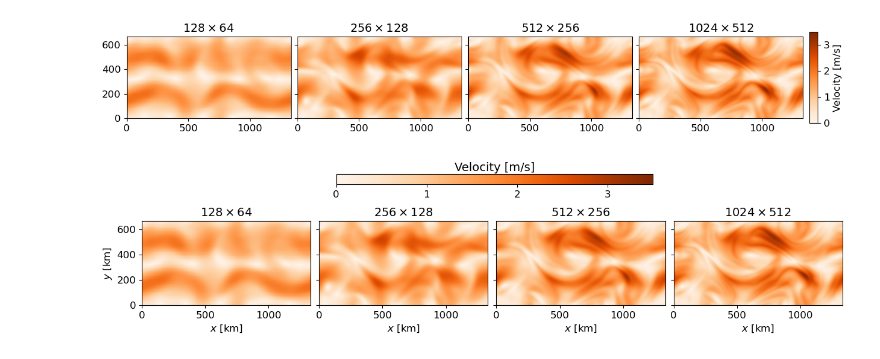
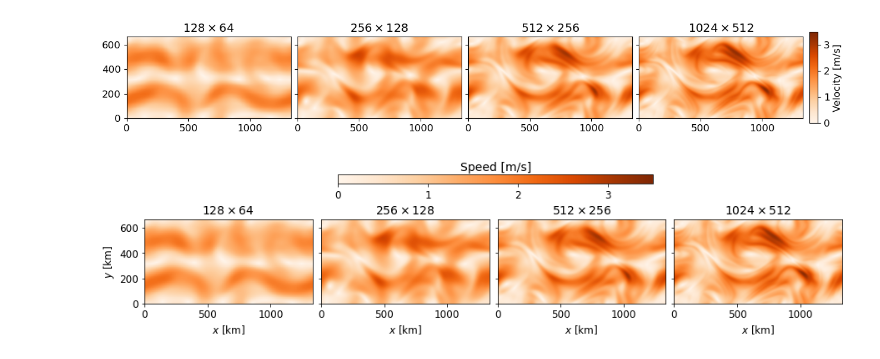
Before and after one commit to sintefmath/multilevelDA, a Jupyter notebook: notebooks/DoubleJet-Resolutions4paper.ipynb, the cells around one changed output. Cells and saved outputs as stored; diff of their text form; code cells hidden in the pictures.

```diff
--- a/notebooks/DoubleJet-Resolutions4paper.ipynb
+++ b/notebooks/DoubleJet-Resolutions4paper.ipynb
@@ -150,32 +159,32 @@ for l_idx in range(len(ls)):
     V = np.sqrt(u**2 + v**2).repeat(2**(len(ls)-1-l_idx),0).repeat(2**(len(ls)-1-l_idx),1)
 
     extent = [0, doubleJetCase_args["dx"]*doubleJetCase_args["nx"]/1000, 0, doubleJetCase_args["dy"]*doubleJetCase_args["ny"]/1000]
 
     ax = plt.subplot(gs[l_idx])
     ax.set_title(r"$"+str(u.shape[1])+r"\times "+str(u.shape[0])+r"$", fontsize=14)
     ax.set_xlabel(r"$x$ [km]", fontsize=12)
     ax.tick_params(axis='x', labelsize=12)
     ax.tick_params(axis='y', labelsize=12)
 
     if l_idx>0:
         ax.set_yticklabels([])
     else:
         ax.set_ylabel(r"$y$ [km]", fontsize=12)
     im = ax.imshow(V, extent=extent, cmap=plt.cm.Oranges, vmin=0.0, vmax=3.5)
 
 
 cbar_ax = fig.add_axes([0.34, 0.9, 0.35, 0.05])  # Position and dimensions of the colorbar
 cbar = fig.colorbar(im, cax=cbar_ax, orientation='horizontal',  ticks=[0, 1, 2, 3])
-cbar.set_label(label="Velocity [m/s]", size=14)#, labelpad=-50)
+cbar.set_label(label="Speed [m/s]", size=14)#, labelpad=-50)
 
 cbar.ax.xaxis.set_ticks_position('bottom')
 cbar.ax.xaxis.set_label_position('top')
 
 cbar.ax.tick_params(labelsize=12)
 
 # Adjust layout for better spacing
 plt.tight_layout()
 
 plt.savefig("DoubleJet-Resolutions4paper.pdf", bbox_inches="tight", dpi=300)
 # %% [output]
-[figure, old version]
+[figure, new version]
```
Also changed, not shown: parts of 2 cells of this notebook, 3 other files.
